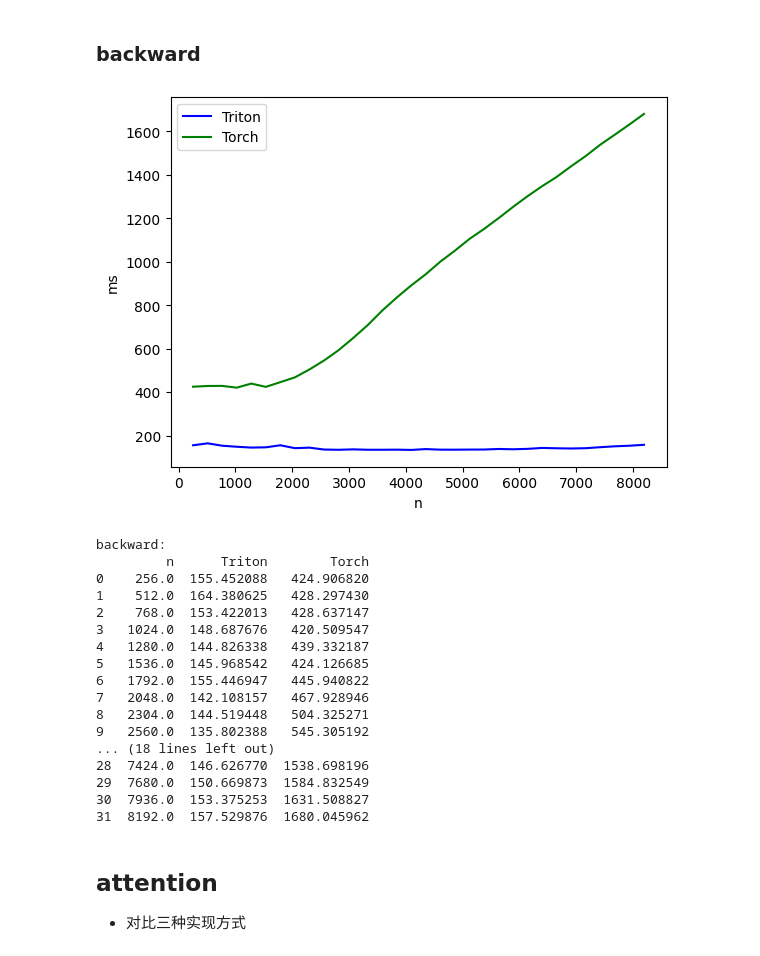
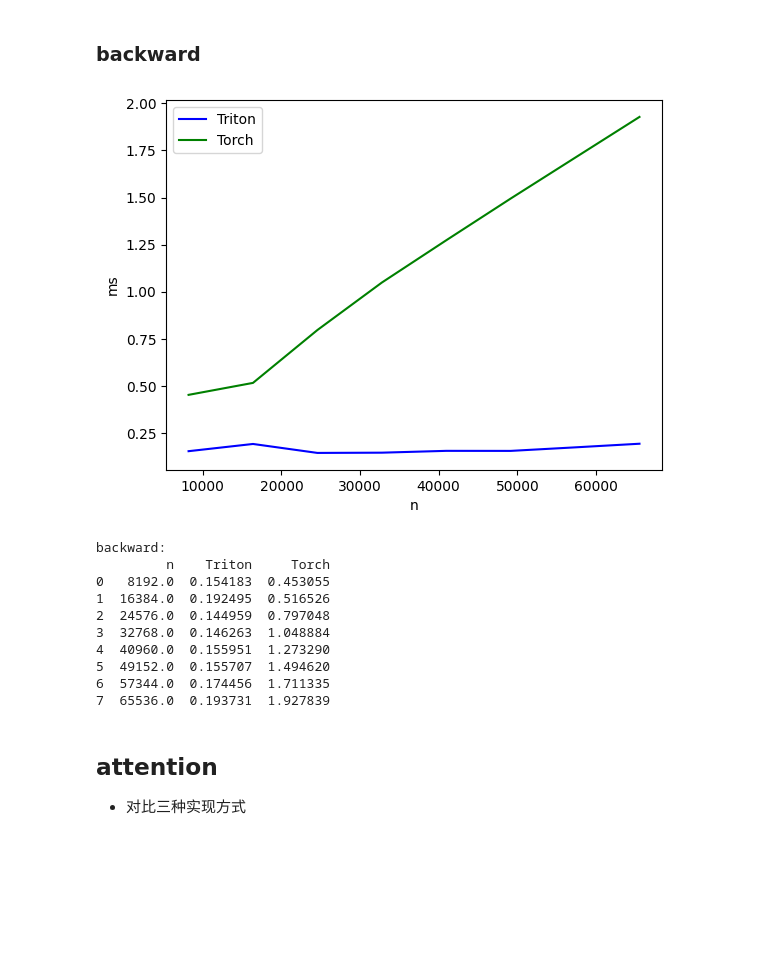
Before and after one commit to mdy666/mdy_triton, a Jupyter notebook: others/nsa_attention/精度和性能测试.ipynb, the cells around one changed output. Cells and saved outputs as stored; diff of their text form; code cells hidden in the pictures; blank space fills up the shorter version.

```diff
--- a/others/nsa_attention/精度和性能测试.ipynb
+++ b/others/nsa_attention/精度和性能测试.ipynb
@@ -63,7 +76,7 @@ torch.cuda.empty_cache()
 @triton.testing.perf_report(
     triton.testing.Benchmark(
         x_names=['n'],  # argument names to use as an x-axis for the plot
-        x_vals=[256 * i for i in range(1, 32+1)],  # different possible values for `x_name`
+        x_vals=[8192 * i for i in range(1, 8+1)],  # different possible values for `x_name`
         line_arg='provider',  # argument name whose value corresponds to a different line in the plot
         line_vals=['triton', 'torch'],  # possible values for `line_arg``
         line_names=[
@@ -73,7 +86,7 @@ torch.cuda.empty_cache()
         styles=[('blue', '-'), ('green', '-')],  # line styles
         ylabel="ms",  # label name for the y-axis
         plot_name="forward",  # name for the plot. Used also as a file name for saving the plot.
-        args={'b':4, 'h':4, 'd':192, 'stride':16, 'kernel_size':32},  # values for function arguments not in `x_names` and `y_name`
+        args={'b':1, 'h':4, 'd':128, 'stride':16, 'kernel_size':32},  # values for function arguments not in `x_names` and `y_name`
     ))
 def benchmark(b, provider, h, n, d, stride, kernel_size):
     device = 'cuda'
@@ -88,6 +101,6 @@ def benchmark(b, provider, h, n, d, stride, kernel_size):
         ms = triton.testing.do_bench(lambda: torch_blcok_compress(x, weight, pe, stride))
     if provider == 'triton':
         ms = triton.testing.do_bench(lambda: triton_block_compress(x, weight, pe, stride))
-    return ms * 1e3
+    return ms
 benchmark.run(show_plots=True, print_data=True)
 # %% [output]
@@ -116,57 +122,50 @@ torch.cuda.empty_cache()
 @triton.testing.perf_report(
     triton.testing.Benchmark(
         x_names=['n'],  # argument names to use as an x-axis for the plot
-        x_vals=[256 * i for i in range(1, 32+1)],  # different possible values for `x_name`
+        x_vals=[8192 * i for i in range(1, 8+1)],  # different possible values for `x_name`
         line_arg='provider',  # argument name whose value corresponds to a different line in the plot
         line_vals=['triton', 'torch'],  # possible values for `line_arg``
         line_names=[
             "Triton",
             "Torch",
         ],  # label name for the lines
         styles=[('blue', '-'), ('green', '-')],  # line styles
         ylabel="ms",  # label name for the y-axis
         plot_name="backward",  # name for the plot. Used also as a file name for saving the plot.
-        args={'b':4, 'h':4, 'd':192, 'stride':16, 'kernel_size':32},  # values for function arguments not in `x_names` and `y_name`
+        args={'b':1, 'h':4, 'd':128, 'stride':16, 'kernel_size':32},  # values for function arguments not in `x_names` and `y_name`
     ))
 def benchmark(b, provider, h, n, d, stride, kernel_size):
     device = 'cuda'
     dtype = torch.bfloat16
     x = torch.randn(b, n, h, d, device=device, dtype=dtype)
     x.requires_grad_(True)
     weight = torch.nn.Parameter(torch.randn(kernel_size, device=device, dtype=dtype))
     pe = torch.nn.Parameter(torch.randn(kernel_size, d, device=device, dtype=dtype))
 
     stream = torch.cuda.Stream()
     torch.cuda.set_stream(stream)
     if provider == 'torch':
         y = torch_blcok_compress(x, weight, pe, stride)
         dy = torch.randn_like(y)
         ms = triton.testing.do_bench(lambda: y.backward(dy, retain_graph=True), grad_to_none=[x, weight, pe])
     if provider == 'triton':
         y = triton_block_compress(x, weight, pe, stride)
         dy = torch.randn_like(y)
         ms = triton.testing.do_bench(lambda: y.backward(dy, retain_graph=True), grad_to_none=[x, weight, pe])
-    return ms * 1e3
+    return ms
 benchmark.run(show_plots=True, print_data=True)
 # %% [output]
-[figure, old version]
+[figure, new version]
 backward:
-         n      Triton        Torch
-0    256.0  155.452088   424.906820
-1    512.0  164.380625   428.297430
-2    768.0  153.422013   428.637147
-3   1024.0  148.687676   420.509547
-4   1280.0  144.826338   439.332187
-5   1536.0  145.968542   424.126685
-6   1792.0  155.446947   445.940822
-7   2048.0  142.108157   467.928946
-8   2304.0  144.519448   504.325271
-9   2560.0  135.802388   545.305192
-... (18 lines left out)
-28  7424.0  146.626770  1538.698196
-29  7680.0  150.669873  1584.832549
-30  7936.0  153.375253  1631.508827
-31  8192.0  157.529876  1680.045962
+         n    Triton     Torch
+0   8192.0  0.154183  0.453055
+1  16384.0  0.192495  0.516526
+2  24576.0  0.144959  0.797048
+3  32768.0  0.146263  1.048884
+4  40960.0  0.155951  1.273290
+5  49152.0  0.155707  1.494620
+6  57344.0  0.174456  1.711335
+7  65536.0  0.193731  1.927839
 # %% [markdown]
 ## attention
 - 对比三种实现方式
```
Also changed, not shown: parts of 24 cells of this notebook, 6 other files.
